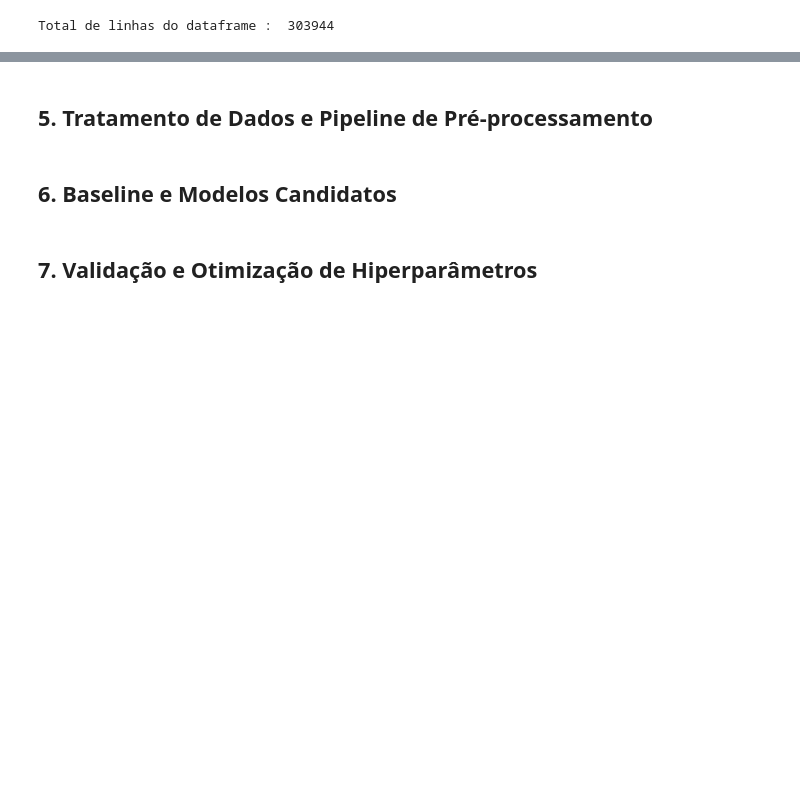
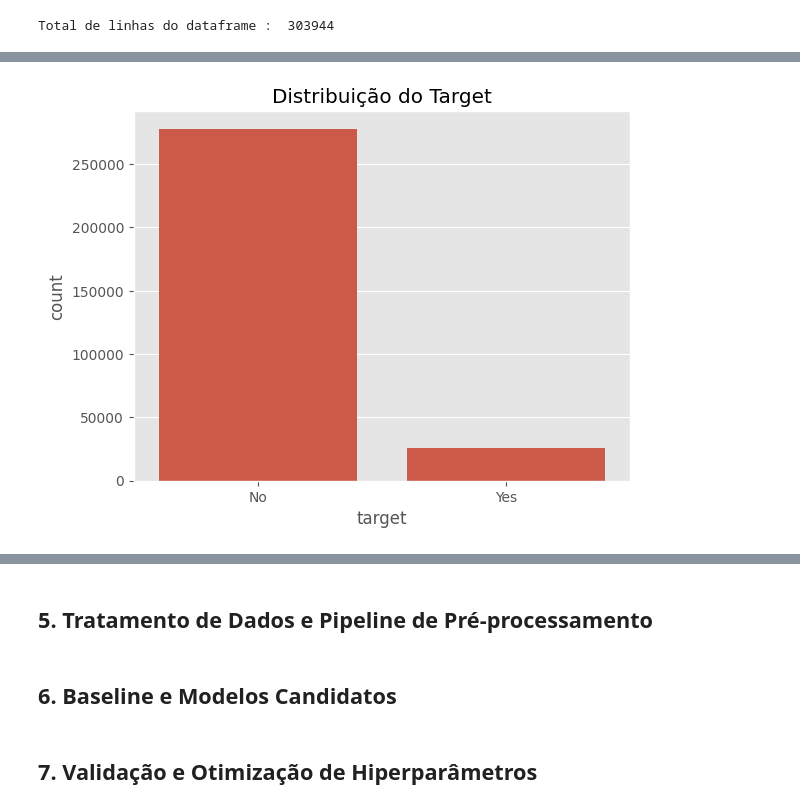
Before and after one commit to andreaafs/MVP-Machine-Learning-Analytics, a Jupyter notebook: MVP_Heart_Disease.ipynb, the cells around one changed output, grey strips where cells are left out. Cells and saved outputs as stored; diff of their text form; code cells hidden in the pictures; blank space fills up the shorter version.

```diff
--- a/MVP_Heart_Disease.ipynb
+++ b/MVP_Heart_Disease.ipynb
@@ -296,0 +285,7 @@ AttributeError: module 'numba' has no attribute 'generated_jit'
+# %%
+# ---- Distribuição do target ----
+sns.countplot(x='target', data=df)
+plt.title("Distribuição do Target")
+plt.show()
+# %% [output]
+[figure, added]
```
Also changed, not shown: parts of 203 cells of this notebook.
